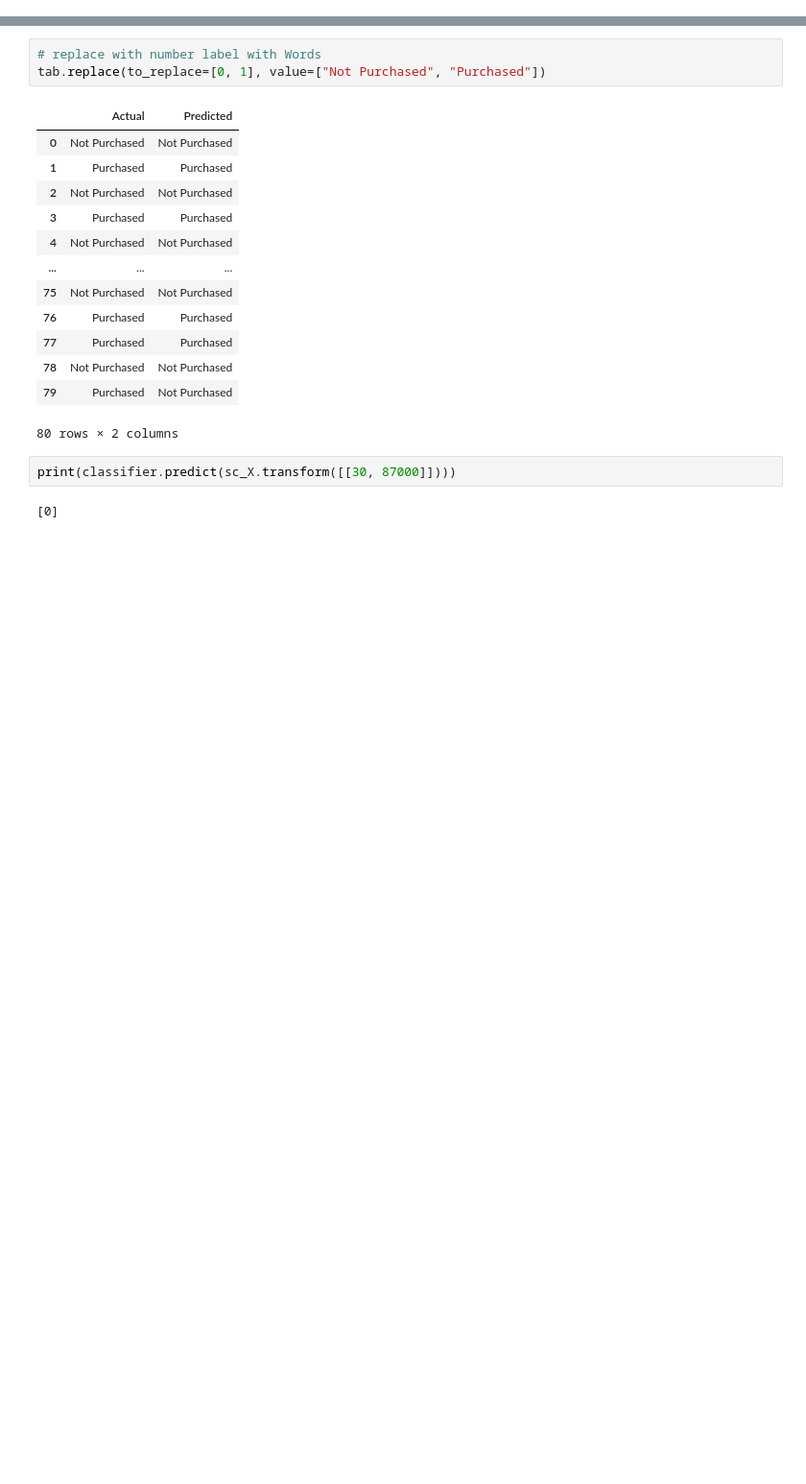
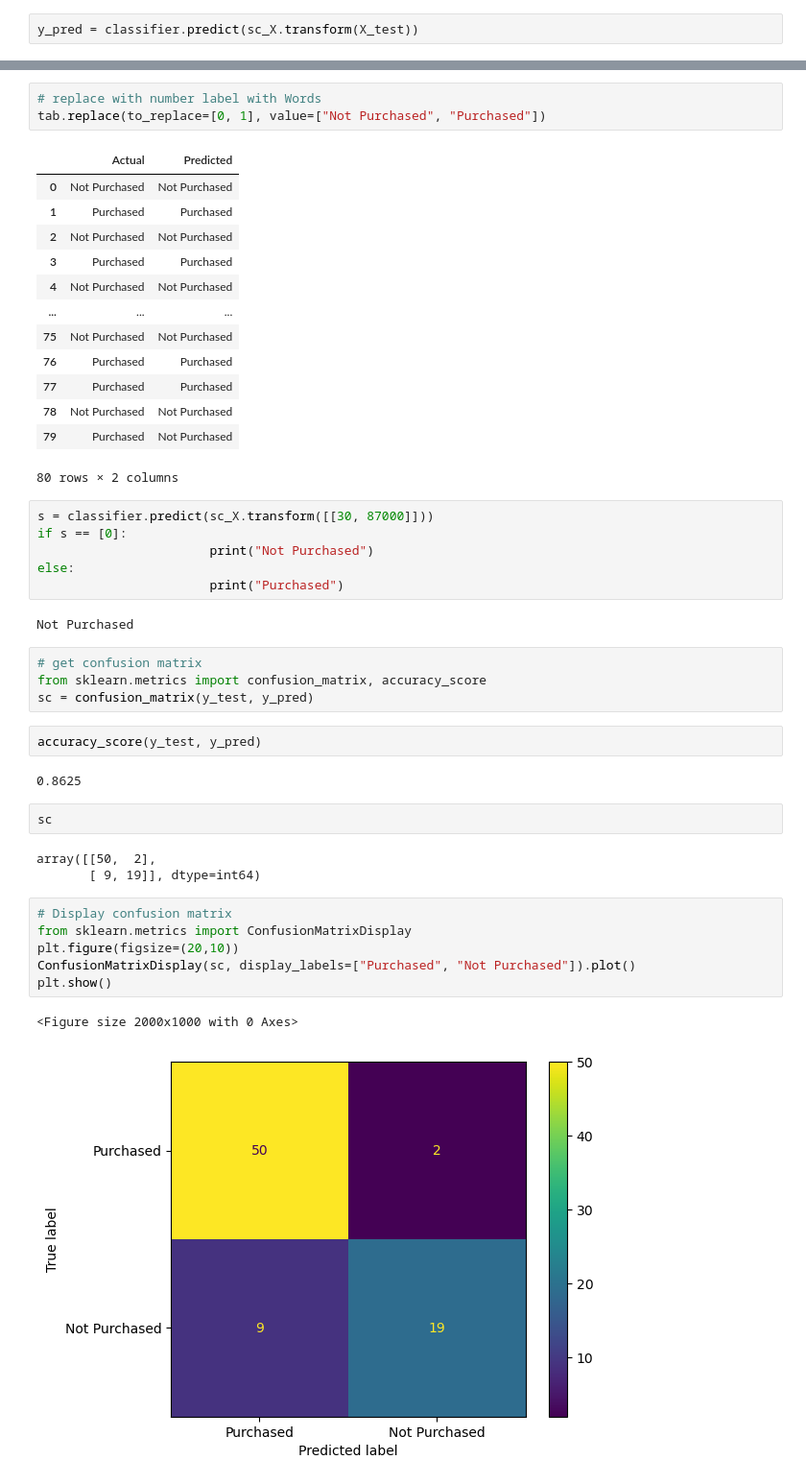
Before and after one commit to isaac-ik/Machine-learning, a Jupyter notebook: Puruchase prediction.ipynb, the cells around one changed output, grey strips where cells are left out. Shown at 96% size. Cells and saved outputs as stored; diff of their text form; blank space fills up the shorter version.

```diff
--- a/Puruchase prediction.ipynb
+++ b/Puruchase prediction.ipynb
@@ -42,6 +42,8 @@ array([0, 1, 0, 1, 0, 0, 1, 0, 0, 0, 0, 1, 0, 0, 0, 0, 1, 1, 0, 1, 0, 0,
        0, 1, 0, 0, 1, 0, 1, 0, 0, 0, 1, 0, 1, 0, 0, 0, 0, 0, 0, 0, 0, 0,
        0, 1, 0, 0, 0, 0, 0, 1, 0, 0, 0, 0, 1, 0, 0, 0, 0, 0, 1, 0, 0, 0,
        1, 1, 0, 0, 1, 0, 0, 0, 0, 0, 1, 1, 0, 0], dtype=int64)
+# %%
+y_pred = classifier.predict(sc_X.transform(X_test))
 # %%
 classifier.predict(sc_X.transform(X_test)).shape
 # %% [output]
@@ -84,6 +86,32 @@ tab.replace(to_replace=[0, 1], value=["Not Purchased", "Purchased"])
 | 79 | Purchased | Not Purchased |
 80 rows × 2 columns
 # %%
-print(classifier.predict(sc_X.transform([[30, 87000]])))
+s = classifier.predict(sc_X.transform([[30, 87000]]))
+if s == [0]:
+                       print("Not Purchased")
+else:
+                       print("Purchased")
 # %% [output]
-[0]
+Not Purchased
+# %%
+# get confusion matrix
+from sklearn.metrics import confusion_matrix, accuracy_score
+sc = confusion_matrix(y_test, y_pred)
+# %%
+accuracy_score(y_test, y_pred)
+# %% [output]
+0.8625
+# %%
+sc
+# %% [output]
+array([[50,  2],
+       [ 9, 19]], dtype=int64)
+# %%
+# Display confusion matrix
+from sklearn.metrics import ConfusionMatrixDisplay
+plt.figure(figsize=(20,10))
+ConfusionMatrixDisplay(sc, display_labels=["Purchased", "Not Purchased"]).plot()
+plt.show()
+# %% [output]
+<Figure size 2000x1000 with 0 Axes>
+[figure, added]
```
